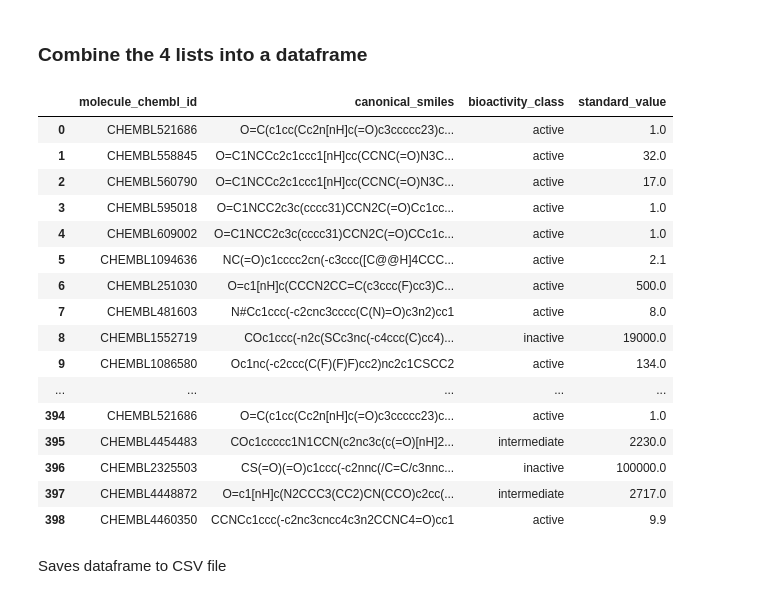
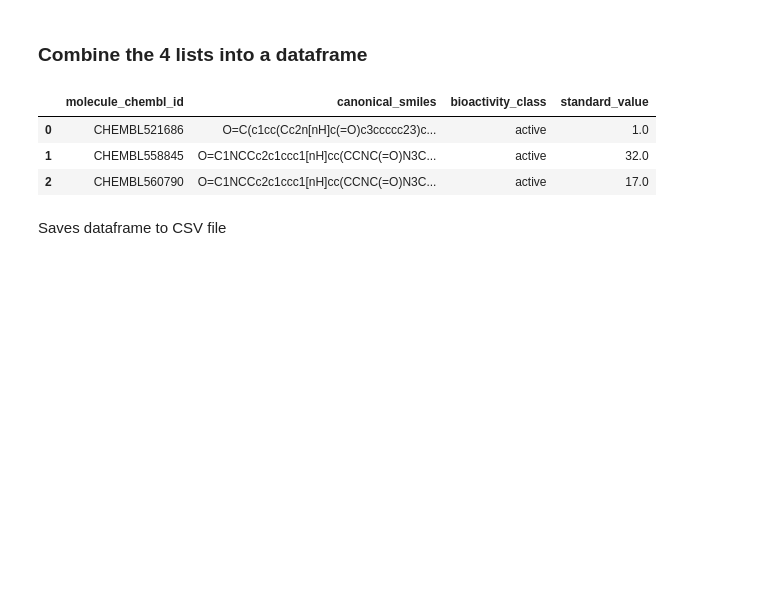
Before and after one commit to TanmayeeKolli/Drug-Discovery-Model-Ovarian-Cancer, a Jupyter notebook: Drug_Discovery_for_Ovarian_Cancer_Part_1_bioactivity_data.ipynb, the cells around one changed output. Saved outputs shown, nothing was run; the diff lists cells and outputs as text; code cells hidden in the pictures; blank space fills up the shorter version.

```diff
--- a/Drug_Discovery_for_Ovarian_Cancer_Part_1_bioactivity_data.ipynb
+++ b/Drug_Discovery_for_Ovarian_Cancer_Part_1_bioactivity_data.ipynb
@@ -237,25 +224,12 @@ for i in df2.standard_value:
 data_tuples = list(zip(mol_cid, canonical_smiles, bioactivity_class, standard_value))
 df3 = pd.DataFrame( data_tuples,  columns=['molecule_chembl_id', 'canonical_smiles', 'bioactivity_class', 'standard_value'])
 # %%
-df3
+df3.head(3)
 # %% [output]
 |  | molecule_chembl_id | canonical_smiles | bioactivity_class | standard_value |
 | 0 | CHEMBL521686 | O=C(c1cc(Cc2n[nH]c(=O)c3ccccc23)c... | active | 1.0 |
 | 1 | CHEMBL558845 | O=C1NCCc2c1ccc1[nH]cc(CCNC(=O)N3C... | active | 32.0 |
 | 2 | CHEMBL560790 | O=C1NCCc2c1ccc1[nH]cc(CCNC(=O)N3C... | active | 17.0 |
-| 3 | CHEMBL595018 | O=C1NCC2c3c(cccc31)CCN2C(=O)Cc1cc... | active | 1.0 |
-| 4 | CHEMBL609002 | O=C1NCC2c3c(cccc31)CCN2C(=O)CCc1c... | active | 1.0 |
-| 5 | CHEMBL1094636 | NC(=O)c1cccc2cn(-c3ccc([C@@H]4CCC... | active | 2.1 |
-| 6 | CHEMBL251030 | O=c1[nH]c(CCCN2CC=C(c3ccc(F)cc3)C... | active | 500.0 |
-| 7 | CHEMBL481603 | N#Cc1ccc(-c2cnc3cccc(C(N)=O)c3n2)cc1 | active | 8.0 |
-| 8 | CHEMBL1552719 | COc1ccc(-n2c(SCc3nc(-c4ccc(C)cc4)... | inactive | 19000.0 |
-| 9 | CHEMBL1086580 | Oc1nc(-c2ccc(C(F)(F)F)cc2)nc2c1CSCC2 | active | 134.0 |
-| ... | ... | ... | ... | ... |
-| 394 | CHEMBL521686 | O=C(c1cc(Cc2n[nH]c(=O)c3ccccc23)c... | active | 1.0 |
-| 395 | CHEMBL4454483 | COc1ccccc1N1CCN(c2nc3c(c(=O)[nH]2... | intermediate | 2230.0 |
-| 396 | CHEMBL2325503 | CS(=O)(=O)c1ccc(-c2nnc(/C=C/c3nnc... | inactive | 100000.0 |
-| 397 | CHEMBL4448872 | O=c1[nH]c(N2CCC3(CC2)CN(CCO)c2cc(... | intermediate | 2717.0 |
-| 398 | CHEMBL4460350 | CCNCc1ccc(-c2nc3cncc4c3n2CCNC4=O)cc1 | active | 9.9 |
 # %% [markdown]
 Saves dataframe to CSV file
 # %%
```
Also changed, not shown: parts of 1 cell of this notebook.
